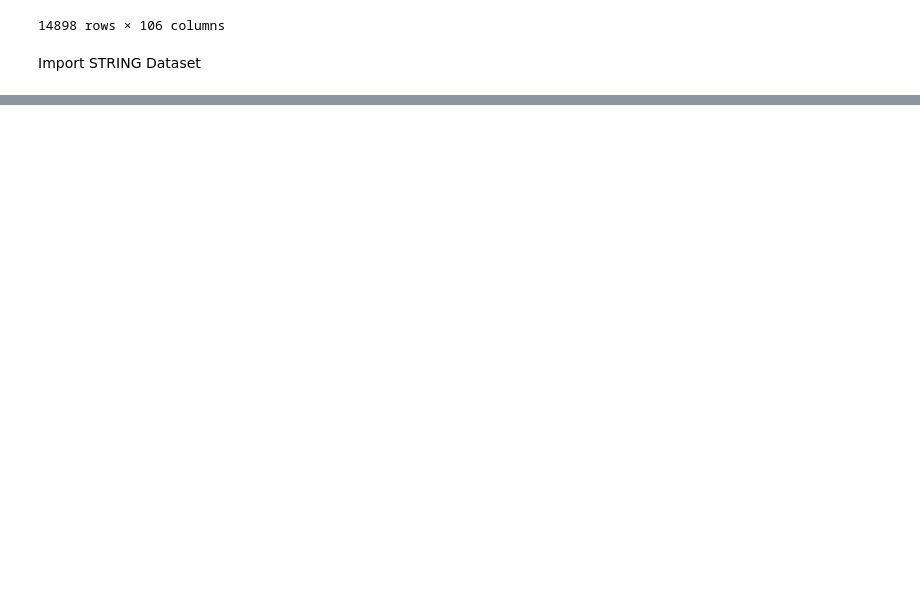
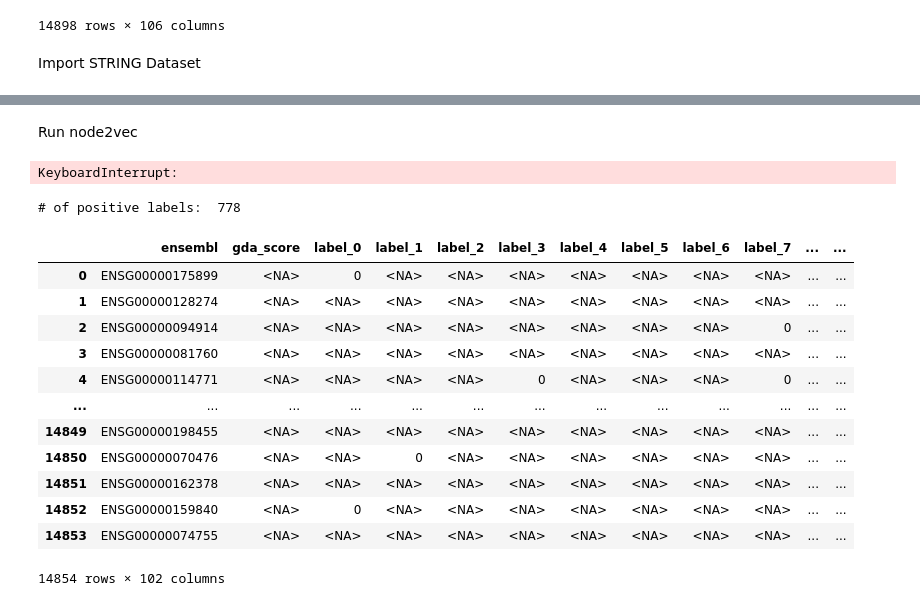
Before and after one commit to geneDRAGNN/geneDRAGNN, a Jupyter notebook: data_preprocessing/Node_Feature_and_Label_Processing.ipynb, the cells around one changed output, grey strips where cells are left out. Cells and saved outputs as stored; diff of their text form; code cells hidden in the pictures; blank space fills up the shorter version.

```diff
--- a/data_preprocessing/Node_Feature_and_Label_Processing.ipynb
+++ b/data_preprocessing/Node_Feature_and_Label_Processing.ipynb
@@ -188,0 +130,4 @@ dgn
+# %%
+dgn = ImportDGN()
+dgn = dgn.loc[dgn['ensembl'].isin(master['ensembl'])]
+dgn
@@ -188,0 +148,49 @@ dgn
+# %% [markdown]
+Run node2vec
+# %%
+network = Runnode2vec("../data/final_data/ls-fgin_edge_list.edg")
+master = master.merge(network, on='ensembl')
+master.to_csv("../data/final_data/node_node2vec_data.csv", index=None)
+master
+# %% [output]
+KeyboardInterrupt:
+# %%
+label_col = 'gda_score'
+
+node_dataset = dgn.merge(master['ensembl'], on='ensembl', how='right').fillna(0)
+
+node_dataset[label_col] = node_dataset[label_col].map({0: pd.NA, 1:1})
+
+print('# of positive labels: ', node_dataset[label_col].sum())
+
+node_dataset
+
+labels = node_dataset
+
+labels[label_col] = labels[label_col].astype('Int64')
+
+num_neg_samples = node_dataset[label_col].sum()
+
+unlabeled_samples = labels.loc[labels['gda_score'].fillna(0)!=1]
+
+num_random_samplings = 100
+for i in range(num_random_samplings):
+    negative_samples = np.random.choice(unlabeled_samples['ensembl'], size=num_neg_samples, replace=False)
+    labels[f'label_{i}'] = labels[label_col]
+    labels.loc[labels['ensembl'].isin(negative_samples), f'label_{i}'] = 0
+labels
+# %% [output]
+# of positive labels:  778
+|  | ensembl | gda_score | label_0 | label_1 | label_2 | label_3 | label_4 | label_5 | label_6 | label_7 | ... | ... |
+| 0 | ENSG00000175899 | <NA> | 0 | <NA> | <NA> | <NA> | <NA> | <NA> | <NA> | <NA> | ... | ... |
+| 1 | ENSG00000128274 | <NA> | <NA> | <NA> | <NA> | <NA> | <NA> | <NA> | <NA> | <NA> | ... | ... |
+| 2 | ENSG00000094914 | <NA> | <NA> | <NA> | <NA> | <NA> | <NA> | <NA> | <NA> | 0 | ... | ... |
+| 3 | ENSG00000081760 | <NA> | <NA> | <NA> | <NA> | <NA> | <NA> | <NA> | <NA> | <NA> | ... | ... |
+| 4 | ENSG00000114771 | <NA> | <NA> | <NA> | <NA> | 0 | <NA> | <NA> | <NA> | 0 | ... | ... |
+| ... | ... | ... | ... | ... | ... | ... | ... | ... | ... | ... | ... | ... |
+| 14849 | ENSG00000198455 | <NA> | <NA> | <NA> | <NA> | <NA> | <NA> | <NA> | <NA> | <NA> | ... | ... |
+| 14850 | ENSG00000070476 | <NA> | <NA> | 0 | <NA> | <NA> | <NA> | <NA> | <NA> | <NA> | ... | ... |
+| 14851 | ENSG00000162378 | <NA> | <NA> | <NA> | <NA> | <NA> | <NA> | <NA> | <NA> | <NA> | ... | ... |
+| 14852 | ENSG00000159840 | <NA> | 0 | <NA> | <NA> | <NA> | <NA> | <NA> | <NA> | <NA> | ... | ... |
+| 14853 | ENSG00000074755 | <NA> | <NA> | <NA> | <NA> | <NA> | <NA> | <NA> | <NA> | <NA> | ... | ... |
+14854 rows × 102 columns
```
Also changed, not shown: parts of 18 cells of this notebook, 14 other files.
